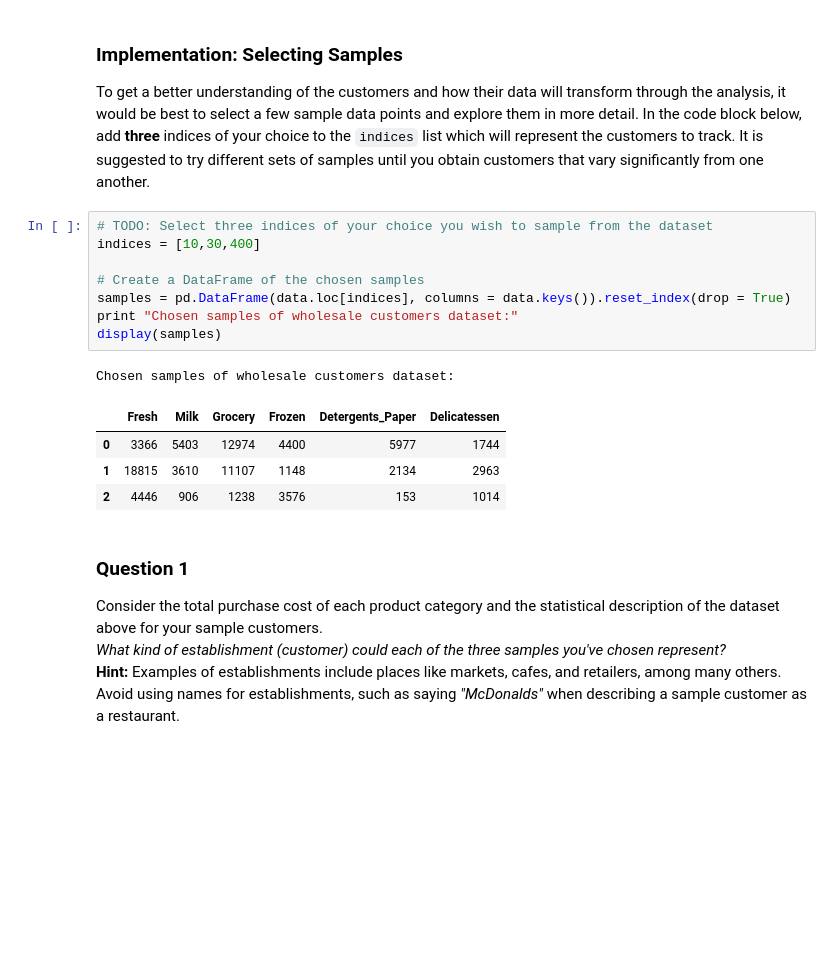
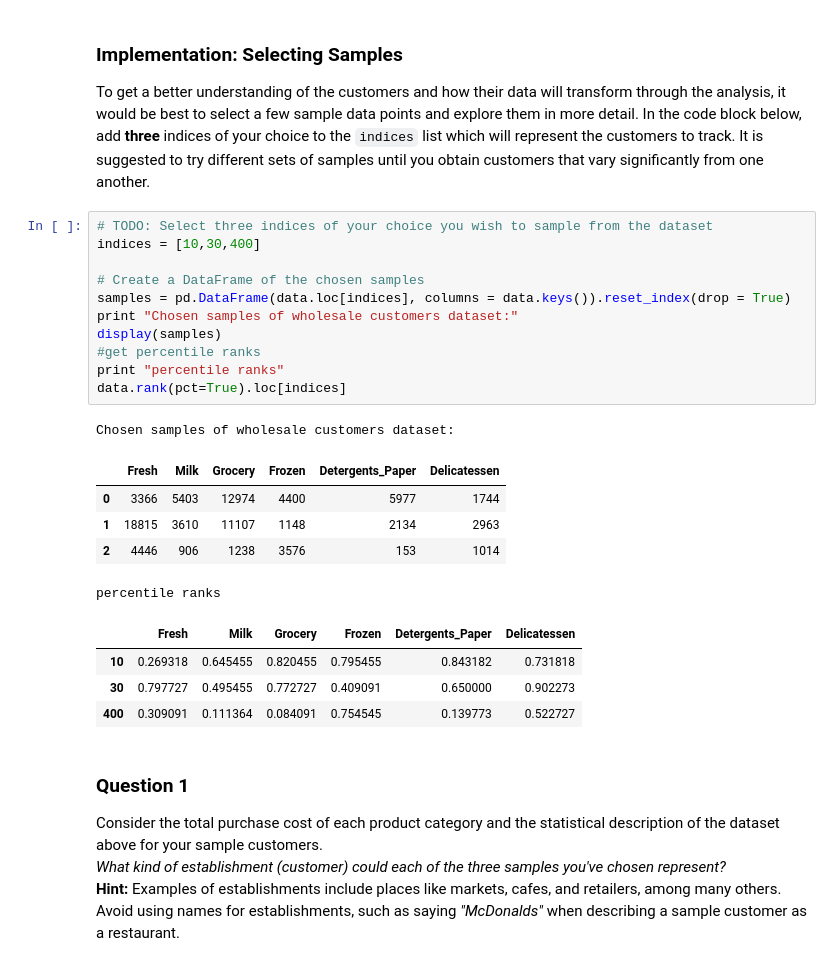
Before and after one commit to martinsimon88/Udacity4_customer, a Jupyter notebook: customer_segments.ipynb, the cells around one changed output. Saved outputs shown, nothing was run; the diff lists cells and outputs as text; blank space fills up the shorter version.

```diff
--- a/customer_segments.ipynb
+++ b/customer_segments.ipynb
@@ -61,17 +61,25 @@ To get a better understanding of the customers and how their data will transform
 # %%
 # TODO: Select three indices of your choice you wish to sample from the dataset
 indices = [10,30,400]
 
 # Create a DataFrame of the chosen samples
 samples = pd.DataFrame(data.loc[indices], columns = data.keys()).reset_index(drop = True)
 print "Chosen samples of wholesale customers dataset:"
 display(samples)
+#get percentile ranks
+print "percentile ranks"
+data.rank(pct=True).loc[indices]
 # %% [output]
 Chosen samples of wholesale customers dataset:
 |  | Fresh | Milk | Grocery | Frozen | Detergents_Paper | Delicatessen |
 | 0 | 3366 | 5403 | 12974 | 4400 | 5977 | 1744 |
 | 1 | 18815 | 3610 | 11107 | 1148 | 2134 | 2963 |
 | 2 | 4446 | 906 | 1238 | 3576 | 153 | 1014 |
+percentile ranks
+|  | Fresh | Milk | Grocery | Frozen | Detergents_Paper | Delicatessen |
+| 10 | 0.269318 | 0.645455 | 0.820455 | 0.795455 | 0.843182 | 0.731818 |
+| 30 | 0.797727 | 0.495455 | 0.772727 | 0.409091 | 0.650000 | 0.902273 |
+| 400 | 0.309091 | 0.111364 | 0.084091 | 0.754545 | 0.139773 | 0.522727 |
 # %% [markdown]
 ### Question 1
 Consider the total purchase cost of each product category and the statistical description of the dataset above for your sample customers.
```
Also changed, not shown: parts of 39 cells of this notebook.
